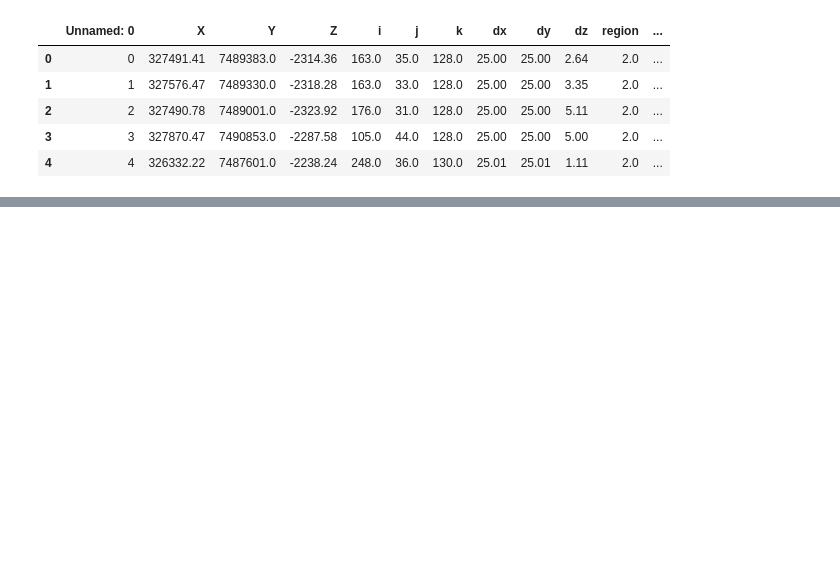
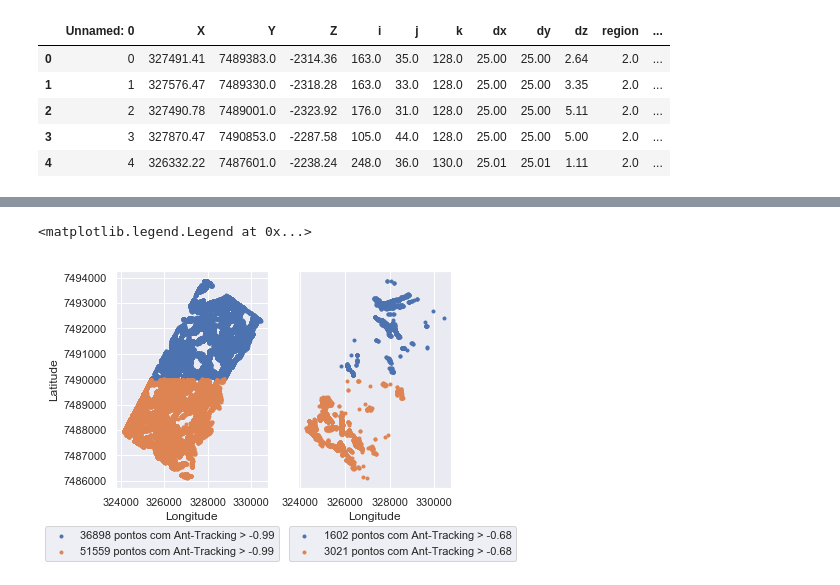
Before and after one commit to jralha/campob, a Jupyter notebook: Untitled4.ipynb, the cells around one changed output, grey strips where cells are left out. Cells and saved outputs as stored; diff of their text form; code cells hidden in the pictures; blank space fills up the shorter version.

```diff
--- a/Untitled4.ipynb
+++ b/Untitled4.ipynb
@@ -56,8 +41,0 @@ data['N/S'] = pd.Series(ns)
-# %%
-fracture = data.loc[data['Ant Tracking'] > -0]
-x=fracture['i']
-y=fracture['Ant Tracking']
-_x = sm.add_constant(x)
-lin = sm.OLS(y,_x)
-fit = lin.fit()
-yhat = (np.array(_x.iloc[:,0])*fit.params[0]) + (np.array(_x.iloc[:,1])*fit.params[1])
@@ -69,0 +98,21 @@ plt.colorbar()
+# %%
+f_north = north.loc[north['Ant Tracking'] > np.percentile(data['Ant Tracking'],80)]
+f2_north = north.loc[north['Ant Tracking'] > np.percentile(data['Ant Tracking'],99)]
+f_south = south.loc[south['Ant Tracking'] > np.percentile(data['Ant Tracking'],80)]
+f2_south = south.loc[south['Ant Tracking'] > np.percentile(data['Ant Tracking'],99)]
+# %%
+plt.subplot(1,2,1)
+plt.scatter(f_north['X'],f_north['Y'],marker=".",label=str(len(f_north))+" pontos com Ant-Tracking > "+str(np.percentile(data['Ant Tracking'],80)))
+plt.scatter(f_south['X'],f_south['Y'],marker=".",label=str(len(f_south))+" pontos com Ant-Tracking > "+str(np.percentile(data['Ant Tracking'],80)))
+plt.legend(loc='upper left', bbox_to_anchor=(-0.5, -0.15))
+plt.ylabel('Latitude')
+plt.xlabel('Longitude')
+plt.subplot(1,2,2)
+plt.scatter(f2_north['X'],f2_north['Y'],marker=".",label=str(len(f2_north))+" pontos com Ant-Tracking > "+str(np.percentile(data['Ant Tracking'],99)))
+plt.scatter(f2_south['X'],f2_south['Y'],marker=".",label=str(len(f2_south))+" pontos com Ant-Tracking > "+str(np.percentile(data['Ant Tracking'],99)))
+plt.yticks([])
+plt.xlabel('Longitude')
+plt.legend(loc='upper left', bbox_to_anchor=(-0.1, -0.15))
+# %% [output]
+<matplotlib.legend.Legend at 0x...>
+[figure, added]
```
Also changed, not shown: parts of 8 cells of this notebook, 5 other files.
